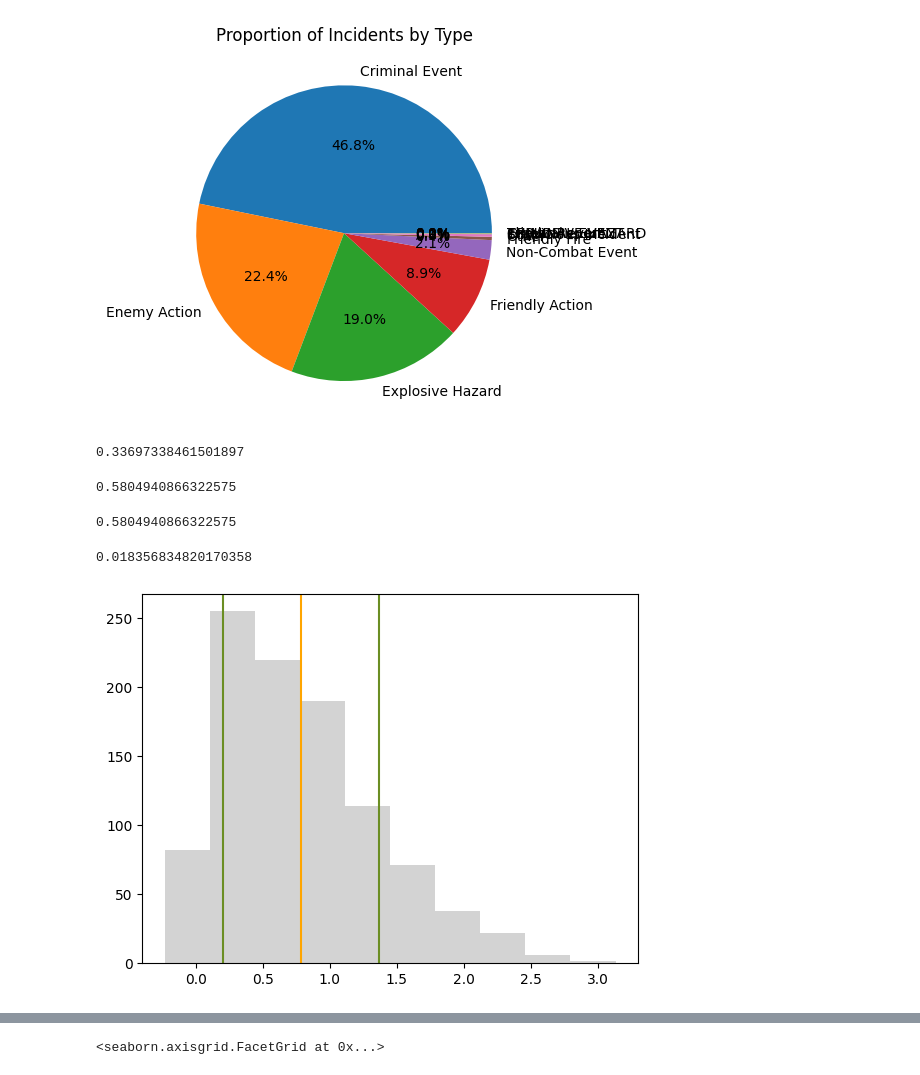
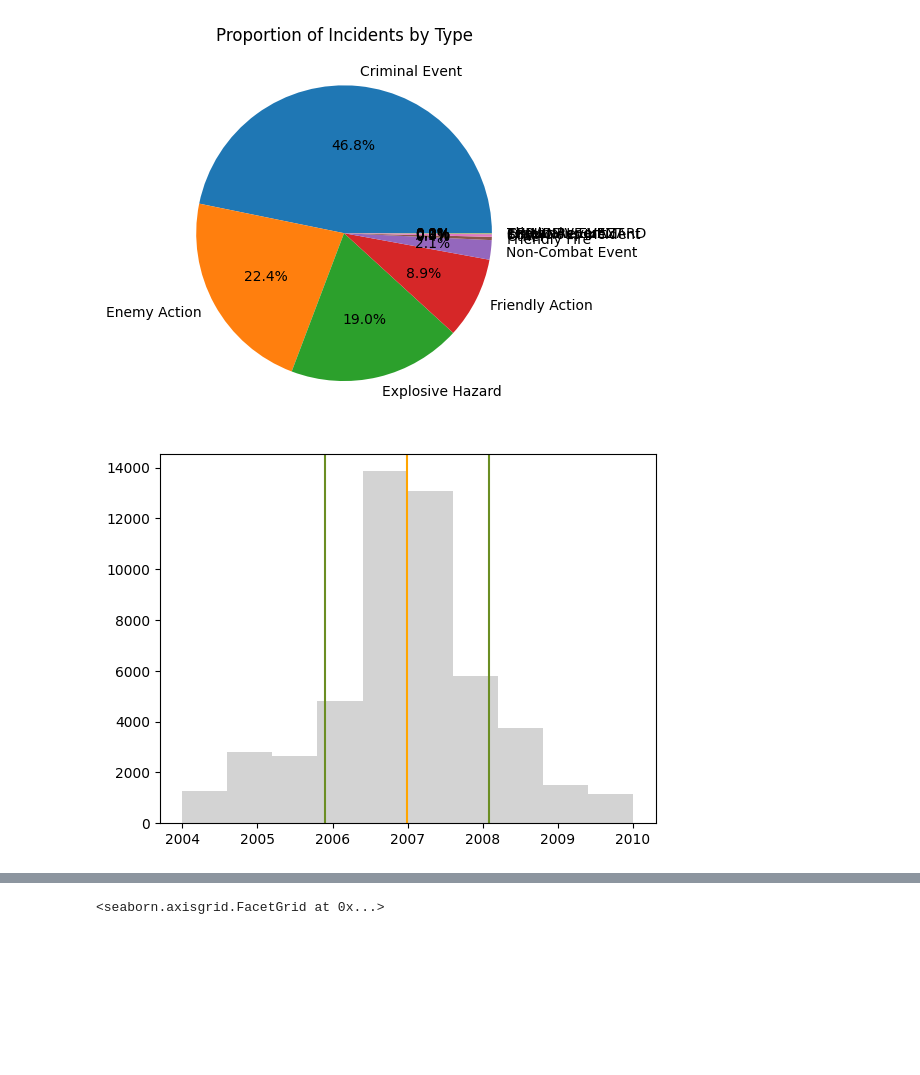
Before and after one commit to samanjalal499/statistics, a Jupyter notebook: histogram.ipynb, the cells around one changed output, grey strips where cells are left out. Saved outputs shown, nothing was run; the diff lists cells and outputs as text; code cells hidden in the pictures; blank space fills up the shorter version.

```diff
--- a/histogram.ipynb
+++ b/histogram.ipynb
@@ -203,31 +212,24 @@ plt.title('Proportion of Incidents by Type')
 plt.show()
 # %% [output]
 [figure]
-# %%
-x.var()
-# %% [output]
-0.33697338461501897
-# %%
-x.var()**(1/2)
-# %% [output]
-0.5804940866322575
-# %%
-sigma = x.std()
-sigma
-# %% [output]
-0.5804940866322575
-# %%
-sigma/(x.size)**(1/2)
-# %% [output]
-0.018356834820170358
 # %%
+
+
+# Extract the column of interest from the dataset
+col = df['Date and time']
+
+# Calculate mean and standard deviation
+xbar = col.mean()
+sigma = col.std()
+
+# Create the plot
 fig, ax = plt.subplots()
-plt.axvline(x = xbar, color='orange')
-plt.axvline(x = xbar+sigma, color='olivedrab')
-plt.axvline(x = xbar-sigma, color='olivedrab')
-_ = plt.hist(x, color = 'lightgray')
+plt.axvline(x=xbar, color='orange')
+plt.axvline(x=xbar+sigma, color='olivedrab')
+plt.axvline(x=xbar-sigma, color='olivedrab')
+_ = plt.hist(col, color='lightgray')
 # %% [output]
-[figure, old version]
+[figure, new version]
 # %%
 st.sem(x)
 # %% [output]
```
Also changed, not shown: parts of 21 cells of this notebook.
